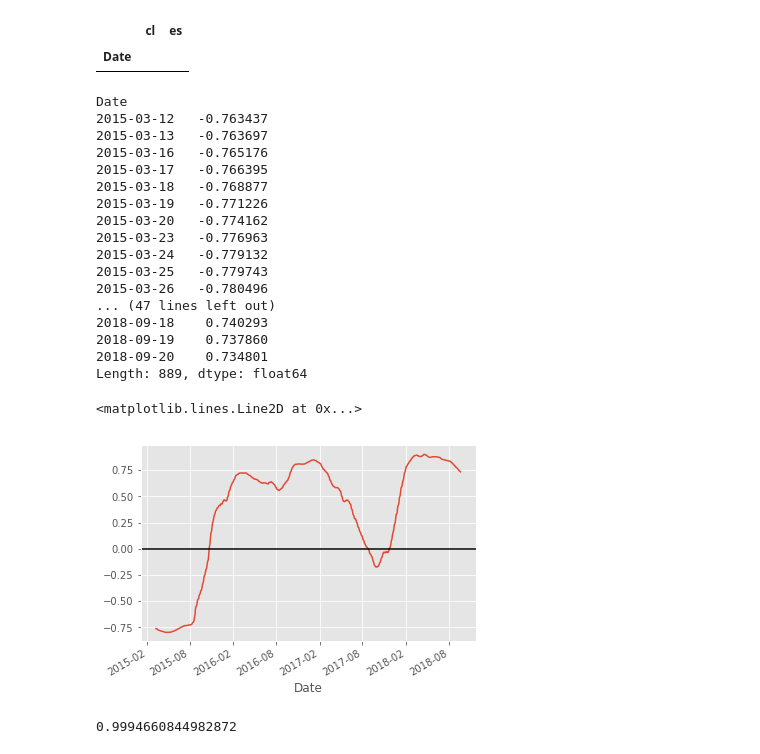
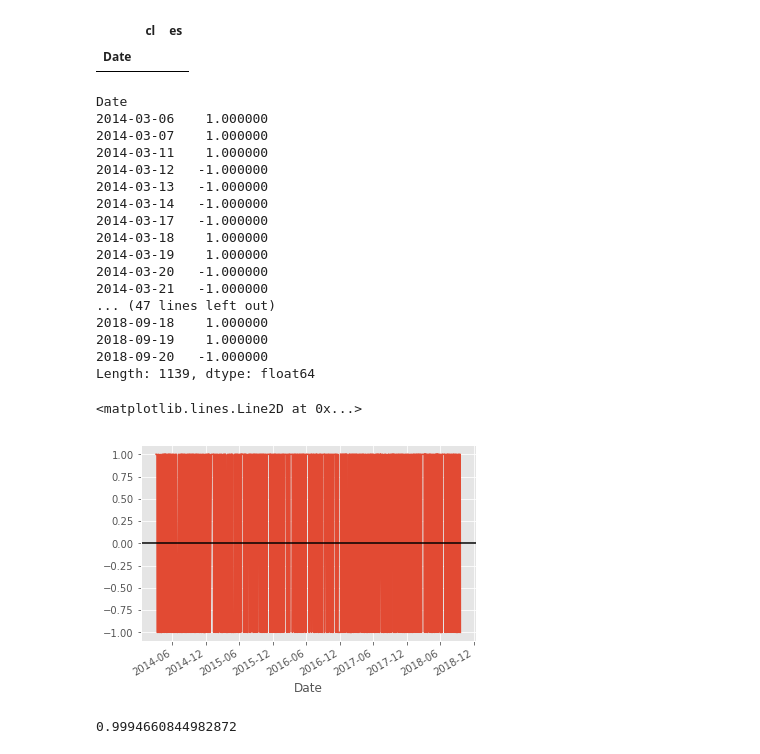
Before and after one commit to ubreu/jupyter-quandl, a Jupyter notebook: quandl_crude_oil.ipynb, the cells around one changed output. Drawn from its saved outputs; the diff is of its cells as text; code cells hidden in the pictures.

```diff
--- a/quandl_crude_oil.ipynb
+++ b/quandl_crude_oil.ipynb
@@ -110,28 +171,28 @@ merged[merged['cl'].isnull()]
 |  | cl | es |
 | Date |  |  |
 # %%
-merged.es.rolling(window=252).corr(other=merged.cl).dropna()
+merged.es.rolling(window=2).corr(other=merged.cl).dropna()
 # %% [output]
 Date
-2015-03-12   -0.763437
-2015-03-13   -0.763697
-2015-03-16   -0.765176
-2015-03-17   -0.766395
-2015-03-18   -0.768877
-2015-03-19   -0.771226
-2015-03-20   -0.774162
-2015-03-23   -0.776963
-2015-03-24   -0.779132
-2015-03-25   -0.779743
-2015-03-26   -0.780496
+2014-03-06    1.000000
+2014-03-07    1.000000
+2014-03-11    1.000000
+2014-03-12   -1.000000
+2014-03-13   -1.000000
+2014-03-14   -1.000000
+2014-03-17   -1.000000
+2014-03-18    1.000000
+2014-03-19    1.000000
+2014-03-20   -1.000000
+2014-03-21   -1.000000
 ... (47 lines left out)
-2018-09-18    0.740293
-2018-09-19    0.737860
-2018-09-20    0.734801
-Length: 889, dtype: float64
+2018-09-18    1.000000
+2018-09-19    1.000000
+2018-09-20   -1.000000
+Length: 1139, dtype: float64
 # %%
-merged.es.rolling(window=252).corr(other=merged.cl).dropna().plot()
+merged.es.rolling(window=2).corr(other=merged.cl).dropna().plot()
 plt.axhline(0, color='k')
 # %% [output]
 <matplotlib.lines.Line2D at 0x...>
-[figure, old version]
+[figure, new version]
```
Also changed, not shown: parts of 13 cells of this notebook, 2 other files.
